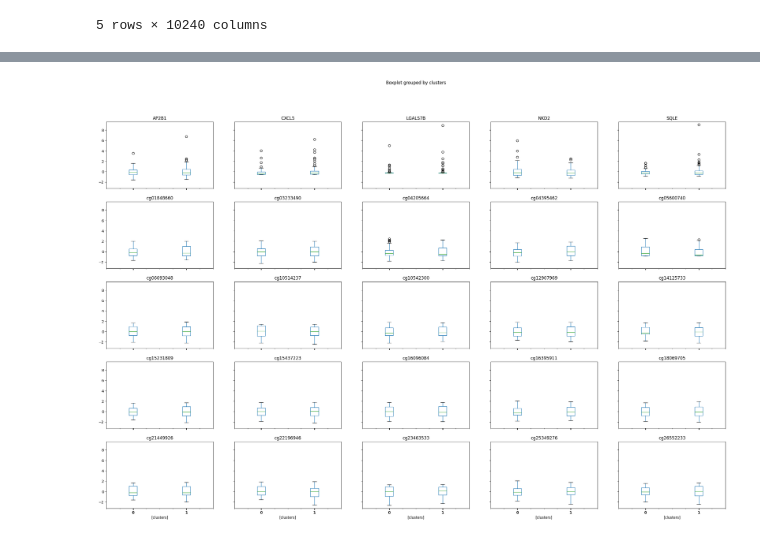
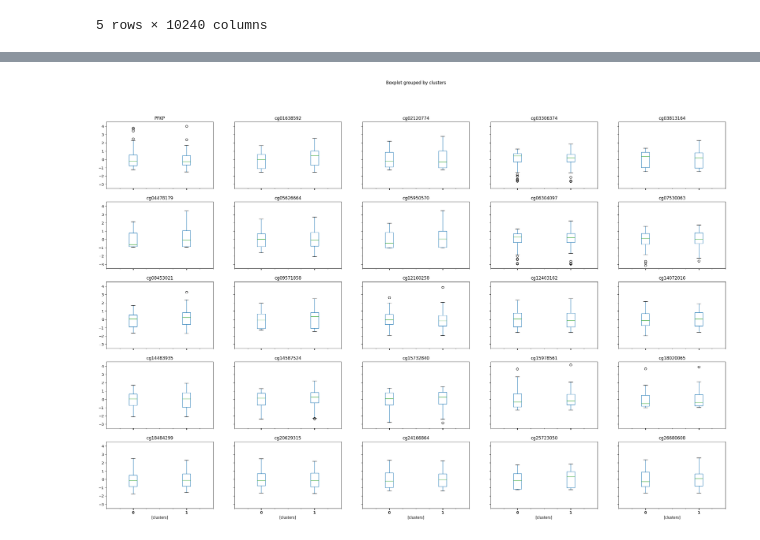
Before and after one commit to albertolzs/edc_mo_pdac, a Jupyter notebook: src/explainability.ipynb, the cells around one changed output, grey strips where cells are left out. Saved outputs shown, nothing was run; the diff lists cells and outputs as text; code cells hidden in the pictures.

```diff
--- a/src/explainability.ipynb
+++ b/src/explainability.ipynb
@@ -206,11 +209,13 @@ plot_attribution_algorithm_comparison(features=features, algorithms= [ig_attr_te
 # %%
 df = pd.concat(transformed_Xs, axis= 1)
+_, most_important_features = compute_most_important_features_based_attribution(features=features, algorithms= [ig_attr_test, ig_nt_attr_test, gs_attr_test, fa_attr_test],
+                                                                               names= ['Int Grads', 'Int Grads w/SmoothGrad', 'GradientSHAP', 'Feature Ablation'], top_n = 25)
 most_important_features = [i.split("_")[-1] for i in most_important_features]
 df = df[most_important_features]
 df["clusters"] = clusters
 ax = df.boxplot(by= 'clusters', figsize= (30, 20), grid= False)
 # %% [output]
-[figure, old version]
+[figure, new version]
 # %%
 layer = eval(f"model.autoencoder.encoder_{model.autoencoder.views}")
 lc = LayerConductance(model, layer[1], device_ids = model.cluster_centers_.device)
```
Also changed, not shown: parts of 12 cells of this notebook, 6 other files.
